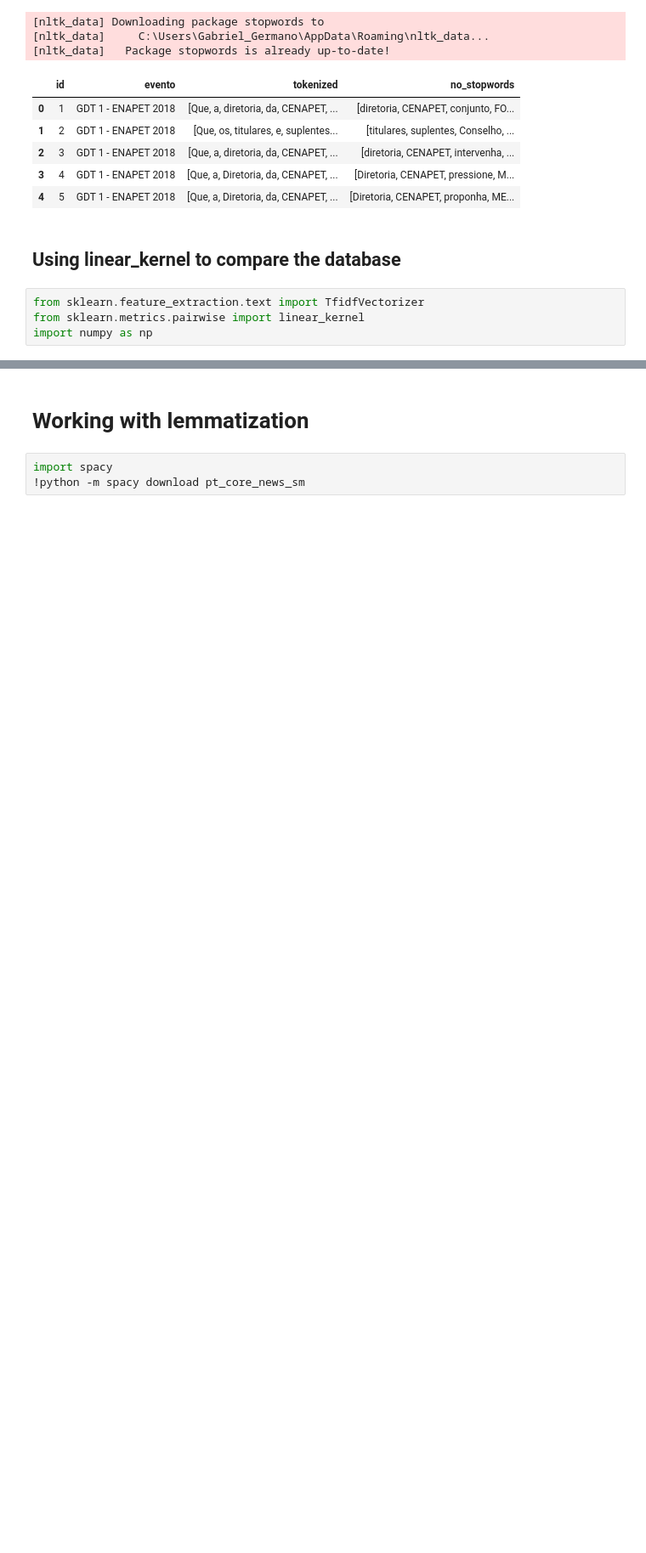
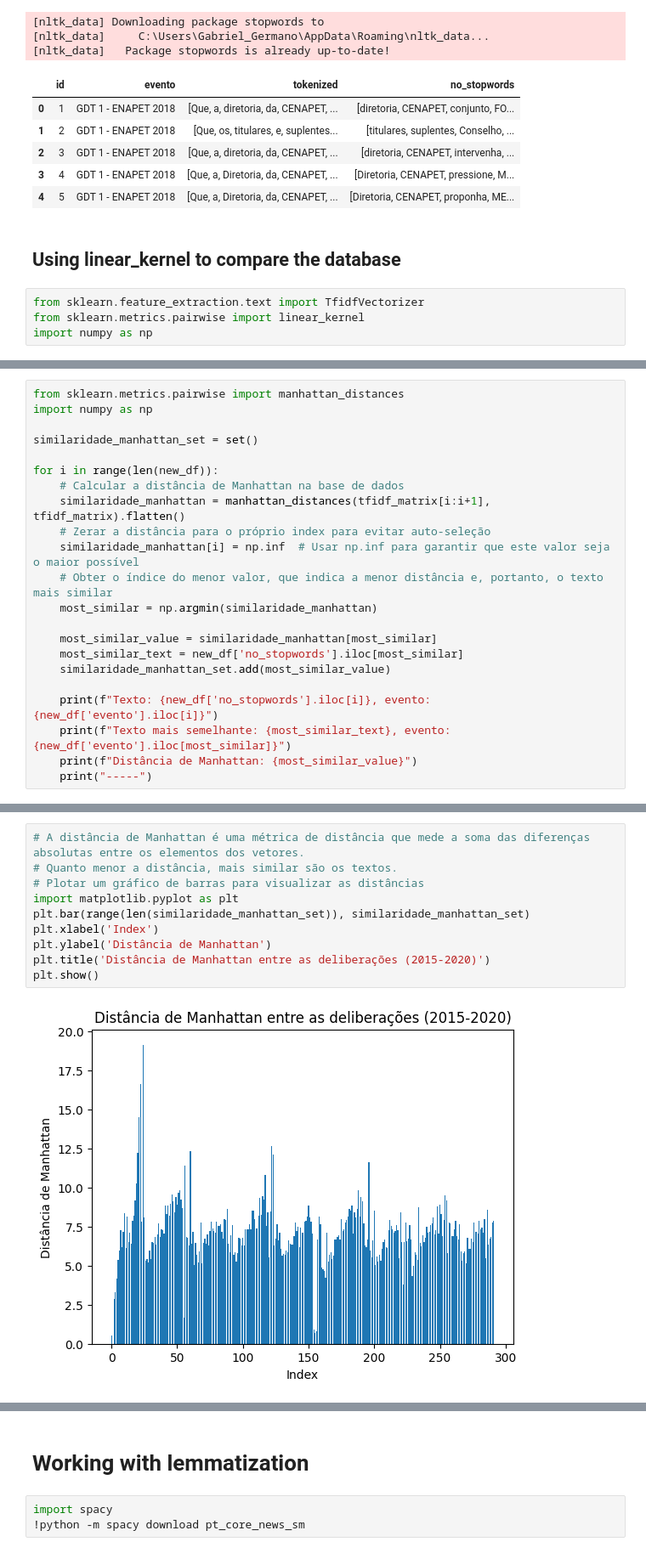
Before and after one commit to Gabrielgermanoo/nlp_research, a Jupyter notebook: pesquisa.ipynb, the cells around one changed output, grey strips where cells are left out. Shown at 85% size. Cells and saved outputs as stored; diff of their text form; blank space fills up the shorter version.

```diff
--- a/pesquisa.ipynb
+++ b/pesquisa.ipynb
@@ -105,0 +220,22 @@ plt.show()
+# %%
+from sklearn.metrics.pairwise import manhattan_distances
+import numpy as np
+
+similaridade_manhattan_set = set()
+
+for i in range(len(new_df)):
+    # Calcular a distância de Manhattan na base de dados
+    similaridade_manhattan = manhattan_distances(tfidf_matrix[i:i+1], tfidf_matrix).flatten()
+    # Zerar a distância para o próprio index para evitar auto-seleção
+    similaridade_manhattan[i] = np.inf  # Usar np.inf para garantir que este valor seja o maior possível
+    # Obter o índice do menor valor, que indica a menor distância e, portanto, o texto mais similar
+    most_similar = np.argmin(similaridade_manhattan)
+
+    most_similar_value = similaridade_manhattan[most_similar]
+    most_similar_text = new_df['no_stopwords'].iloc[most_similar]
+    similaridade_manhattan_set.add(most_similar_value)
+
+    print(f"Texto: {new_df['no_stopwords'].iloc[i]}, evento: {new_df['evento'].iloc[i]}")
+    print(f"Texto mais semelhante: {most_similar_text}, evento: {new_df['evento'].iloc[most_similar]}")
+    print(f"Distância de Manhattan: {most_similar_value}")
+    print("-----")
@@ -105,0 +260,12 @@ plt.show()
+# %%
+# A distância de Manhattan é uma métrica de distância que mede a soma das diferenças absolutas entre os elementos dos vetores.
+# Quanto menor a distância, mais similar são os textos.
+# Plotar um gráfico de barras para visualizar as distâncias
+import matplotlib.pyplot as plt
+plt.bar(range(len(similaridade_manhattan_set)), similaridade_manhattan_set)
+plt.xlabel('Index')
+plt.ylabel('Distância de Manhattan')
+plt.title('Distância de Manhattan entre as deliberações (2015-2020)')
+plt.show()
+# %% [output]
+[figure, added]
```
Also changed, not shown: parts of 18 cells of this notebook.
